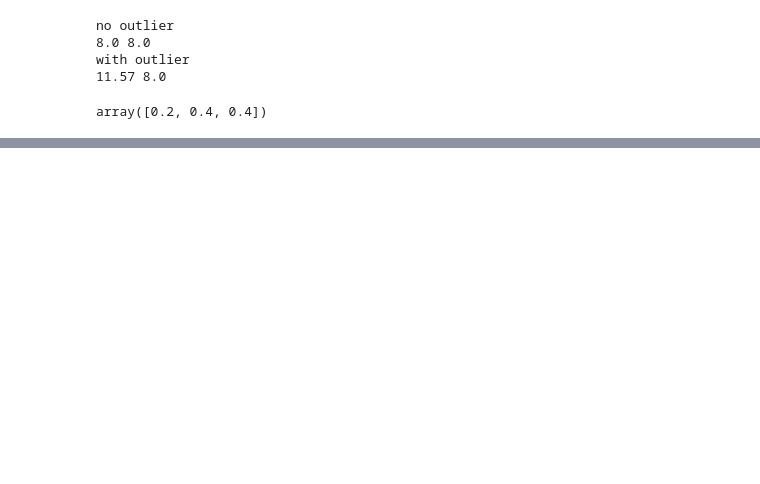
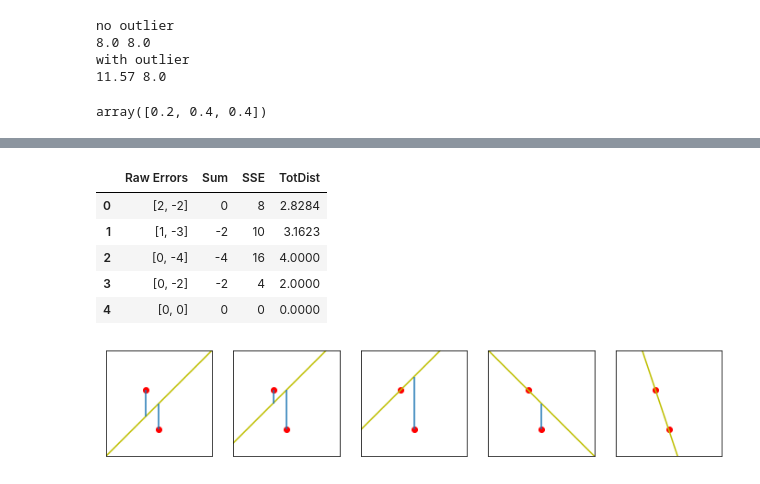
Before and after one commit to Engineer-C/MachineLearning-Basic, a Jupyter notebook: ch4.ipynb, the cells around one changed output, grey strips where cells are left out. Drawn from its saved outputs; the diff is of its cells as text; code cells hidden in the pictures; blank space fills up the shorter version.

```diff
--- a/ch4.ipynb
+++ b/ch4.ipynb
@@ -56,0 +170,28 @@ array([0.2, 0.4, 0.4])
+# %%
+# 우리 데이터는 아주 간단합니다. 두개의 (x,y) 포인트입니다
+D = np.array([[3,5],
+              [4,2]])
+
+#                      m   b  --> predictions = mx + b
+lines_mb = np.array([[ 1,  0],
+                     [ 1,  1],
+                     [ 1,  2],
+                     [-1,  8],
+                     [-3, 14]])
+
+col_labels = ("Raw Errors", "Sum", "SSE", "TotDist")
+results = []
+
+# process()를 실행하면 그래프가 그려집니다
+fig, axes = plt.subplots(1,5,figsize=(12,6))
+records = [process(D, mod, ax) for mod,ax in zip(lines_mb, axes.flat)]
+df = pd.DataFrame.from_records(records, columns=col_labels)
+display(df)
+# %% [output]
+|  | Raw Errors | Sum | SSE | TotDist |
+| 0 | [2, -2] | 0 | 8 | 2.8284 |
+| 1 | [1, -3] | -2 | 10 | 3.1623 |
+| 2 | [0, -4] | -4 | 16 | 4.0000 |
+| 3 | [0, -2] | -2 | 4 | 2.0000 |
+| 4 | [0, 0] | 0 | 0 | 0.0000 |
+[figure, added]
```
Also changed, not shown: parts of 13 cells of this notebook.
